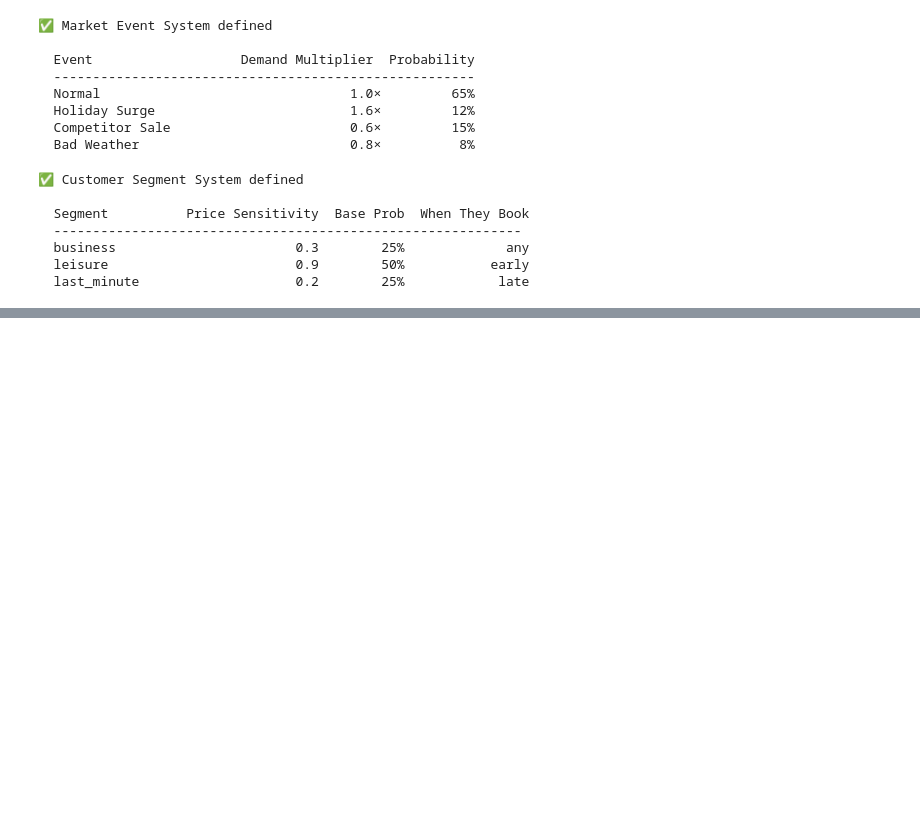
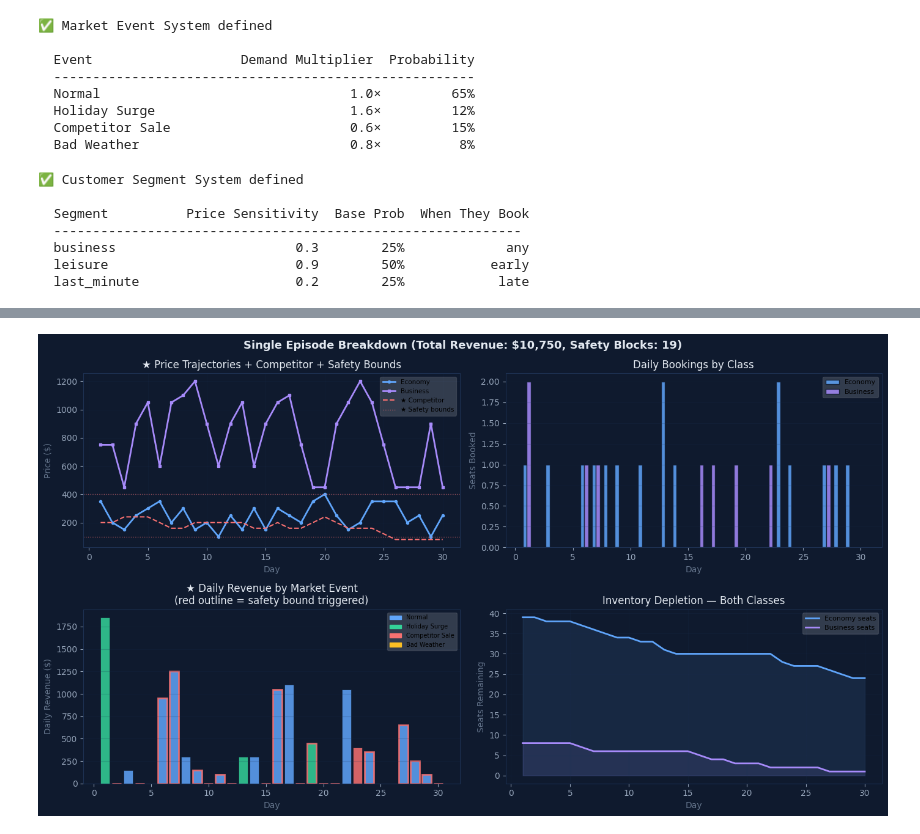
Before and after one commit to kollassrct/infotact-dynamic-pricing-reinforcement-learning, a Jupyter notebook: notebooks/01_gym_environment.ipynb, the cells around one changed output, grey strips where cells are left out. Cells and saved outputs as stored; diff of their text form; code cells hidden in the pictures; blank space fills up the shorter version.

```diff
--- a/notebooks/01_gym_environment.ipynb
+++ b/notebooks/01_gym_environment.ipynb
@@ -437,0 +770,81 @@ NameError: name 'ContextualAirlinePricingEnv' is not defined
+# %%
+# ── CELL 13: Visualise One Episode in Detail ─────────────
+env_d  = ContextualAirlinePricingEnv()
+obs, _ = env_d.reset(seed=99)
+done   = False
+while not done:
+    obs, _, done, _, _ = env_d.step(env_d.action_space.sample())
+
+hist = env_d.get_history_df()
+
+fig3, axes3 = plt.subplots(2, 2, figsize=(14, 8))
+fig3.patch.set_facecolor('#0f1a2e')
+for ax in axes3.flatten():
+    ax.set_facecolor('#0f1a2e')
+    for spine in ax.spines.values(): spine.set_edgecolor('#1e3254')
+    ax.tick_params(colors='#94a3b8')
+    ax.xaxis.label.set_color('#64748b')
+    ax.yaxis.label.set_color('#64748b')
+    ax.title.set_color('#e2e8f0')
+
+axes3[0,0].plot(hist['day'], hist['eco_price'], color='#60a5fa',
+                linewidth=2, marker='o', markersize=3, label='Economy')
+axes3[0,0].plot(hist['day'], hist['biz_price'], color='#a78bfa',
+                linewidth=2, marker='s', markersize=3, label='Business')
+axes3[0,0].plot(hist['day'], hist['competitor_price'], color='#f87171',
+                linewidth=1.5, linestyle='--', label='★ Competitor')
+axes3[0,0].axhline(ContextualAirlinePricingEnv.ECO_PRICES[SAFETY_CONFIG['eco_ceiling_idx']],
+                   color='#f87171', linestyle=':', linewidth=1, alpha=0.6)
+axes3[0,0].axhline(ContextualAirlinePricingEnv.ECO_PRICES[SAFETY_CONFIG['eco_floor_idx']],
+                   color='#f87171', linestyle=':', linewidth=1, alpha=0.6,
+                   label='★ Safety bounds')
+axes3[0,0].set_xlabel('Day'); axes3[0,0].set_ylabel('Price ($)')
+axes3[0,0].set_title('★ Price Trajectories + Competitor + Safety Bounds')
+axes3[0,0].legend(fontsize=7.5, framealpha=0.15)
+axes3[0,0].grid(alpha=0.2, color='#1e3254')
+
+w = 0.35
+axes3[0,1].bar(hist['day']-w/2, hist['eco_bookings'], width=w,
+               color='#60a5fa', alpha=0.85, label='Economy', edgecolor='#0f1a2e')
+axes3[0,1].bar(hist['day']+w/2, hist['biz_bookings'], width=w,
+               color='#a78bfa', alpha=0.85, label='Business', edgecolor='#0f1a2e')
+axes3[0,1].set_xlabel('Day'); axes3[0,1].set_ylabel('Seats Booked')
+axes3[0,1].set_title('Daily Bookings by Class')
+axes3[0,1].legend(fontsize=8, framealpha=0.15)
+axes3[0,1].grid(alpha=0.2, color='#1e3254', axis='y')
+
+for i, row in hist.iterrows():
+    ev_key = next(k for k,v in MARKET_EVENTS.items() if v['name']==row['market_event'])
+    col = MARKET_EVENTS[ev_key]['color']
+    edge = '#f87171' if row['safety_violated'] else '#0f1a2e'
+    lw   = 2 if row['safety_violated'] else 0.5
+    axes3[1,0].bar(row['day'], row['daily_revenue'], color=col,
+                   alpha=0.85, edgecolor=edge, linewidth=lw)
+axes3[1,0].set_xlabel('Day'); axes3[1,0].set_ylabel('Daily Revenue ($)')
+axes3[1,0].set_title('★ Daily Revenue by Market Event\n(red outline = safety bound triggered)')
+legend_ev = [mpatches.Patch(color=MARKET_EVENTS[k]['color'],
+             label=MARKET_EVENTS[k]['name']) for k in MARKET_EVENTS]
+axes3[1,0].legend(handles=legend_ev, fontsize=7, framealpha=0.15)
+axes3[1,0].grid(alpha=0.2, color='#1e3254', axis='y')
+
+axes3[1,1].plot(hist['day'], hist['eco_seats_left'], color='#60a5fa',
+                linewidth=2, label='Economy seats')
+axes3[1,1].plot(hist['day'], hist['biz_seats_left'], color='#a78bfa',
+                linewidth=2, label='Business seats')
+axes3[1,1].fill_between(hist['day'], hist['eco_seats_left'], alpha=0.1, color='#60a5fa')
+axes3[1,1].fill_between(hist['day'], hist['biz_seats_left'], alpha=0.1, color='#a78bfa')
+axes3[1,1].set_xlabel('Day'); axes3[1,1].set_ylabel('Seats Remaining')
+axes3[1,1].set_title('Inventory Depletion — Both Classes')
+axes3[1,1].legend(fontsize=8, framealpha=0.15)
+axes3[1,1].grid(alpha=0.2, color='#1e3254')
+
+plt.suptitle(f'Single Episode Breakdown (Total Revenue: ${env_d.total_revenue:,.0f}, '
+             f'Safety Blocks: {env_d.safety_violations})',
+             fontsize=13, fontweight='bold', color='#e2e8f0')
+plt.tight_layout()
+plt.savefig('../reports/episode_breakdown.png', dpi=150,
+            bbox_inches='tight', facecolor='#0f1a2e')
+plt.show()
+print("✅ Saved → reports/episode_breakdown.png")
+# %% [output]
+[figure, added]
```
Also changed, not shown: parts of 14 cells of this notebook, 4 other files.
